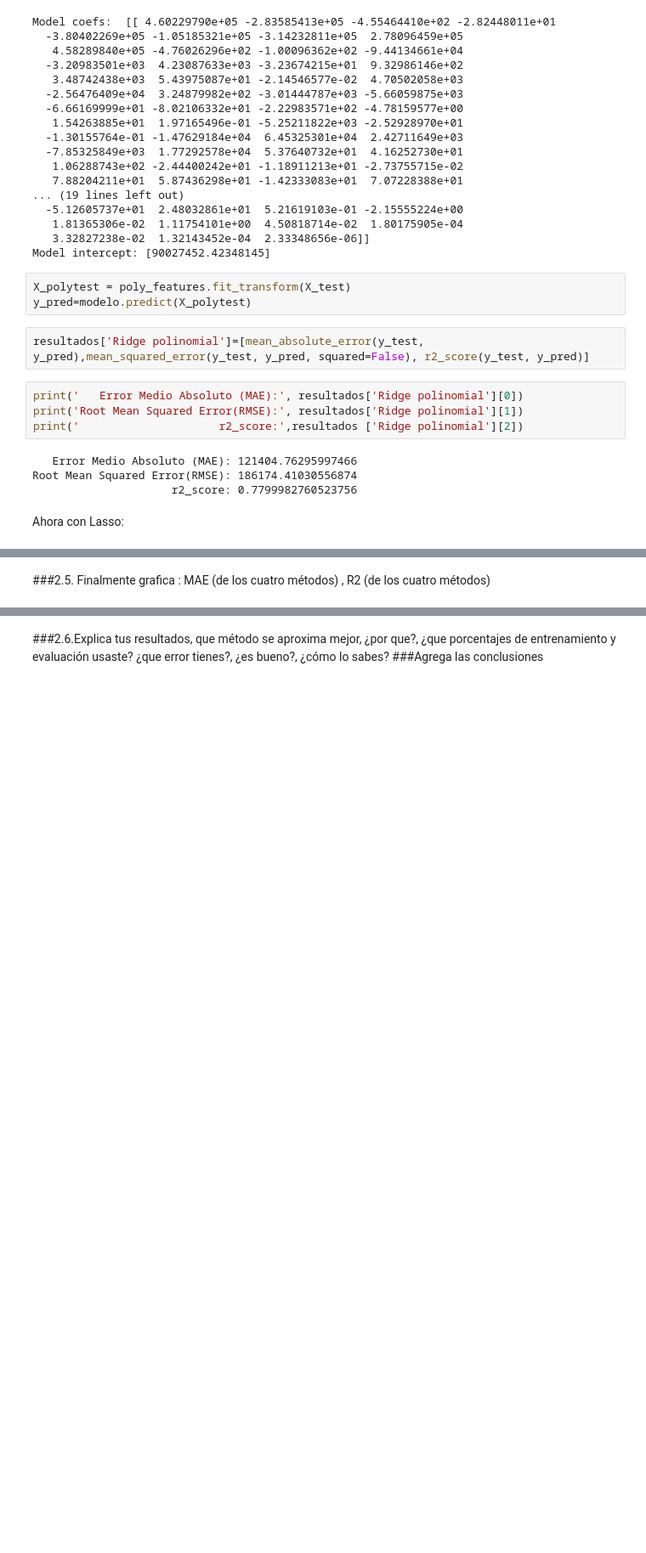
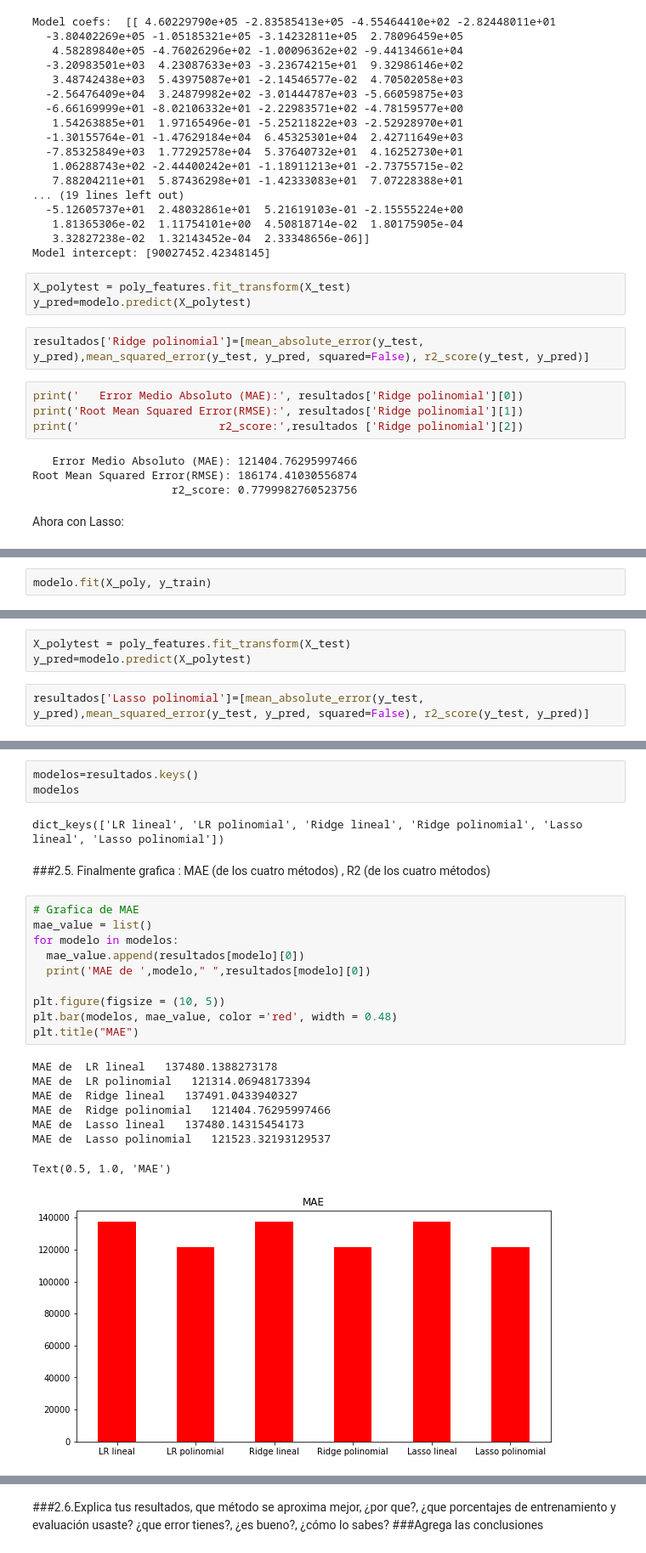
Before and after one commit to PosgradoMNA/actividades-de-aprendizaje-a00351269, a Jupyter notebook: Actividad_Semanal--7.ipynb, the cells around one changed output, grey strips where cells are left out. Shown at 85% size. Cells and saved outputs as stored; diff of their text form; blank space fills up the shorter version.

```diff
--- a/Actividad_Semanal--7.ipynb
+++ b/Actividad_Semanal--7.ipynb
@@ -719,0 +749,2 @@ KeyboardInterrupt: ignored
+# %%
+modelo.fit(X_poly, y_train)
@@ -719,0 +774,5 @@ KeyboardInterrupt: ignored
+# %%
+X_polytest = poly_features.fit_transform(X_test)
+y_pred=modelo.predict(X_polytest)
+# %%
+resultados['Lasso polinomial']=[mean_absolute_error(y_test, y_pred),mean_squared_error(y_test, y_pred, squared=False), r2_score(y_test, y_pred)]
@@ -720,3 +800,27 @@ KeyboardInterrupt: ignored
+# %%
+modelos=resultados.keys()
+modelos
+# %% [output]
+dict_keys(['LR lineal', 'LR polinomial', 'Ridge lineal', 'Ridge polinomial', 'Lasso lineal', 'Lasso polinomial'])
 # %% [markdown]
 
 ###2.5. Finalmente grafica : MAE (de los cuatro métodos) , R2 (de los cuatro métodos)
+# %%
+# Grafica de MAE
+mae_value = list()
+for modelo in modelos:
+  mae_value.append(resultados[modelo][0])
+  print('MAE de ',modelo," ",resultados[modelo][0])
+
+plt.figure(figsize = (10, 5))
+plt.bar(modelos, mae_value, color ='red', width = 0.48)
+plt.title("MAE")
+# %% [output]
+MAE de  LR lineal   137480.1388273178
+MAE de  LR polinomial   121314.06948173394
+MAE de  Ridge lineal   137491.0433940327
+MAE de  Ridge polinomial   121404.76295997466
+MAE de  Lasso lineal   137480.14315454173
+MAE de  Lasso polinomial   121523.32193129537
+Text(0.5, 1.0, 'MAE')
+[figure, added]
```
Also changed, not shown: parts of 15 cells of this notebook.
